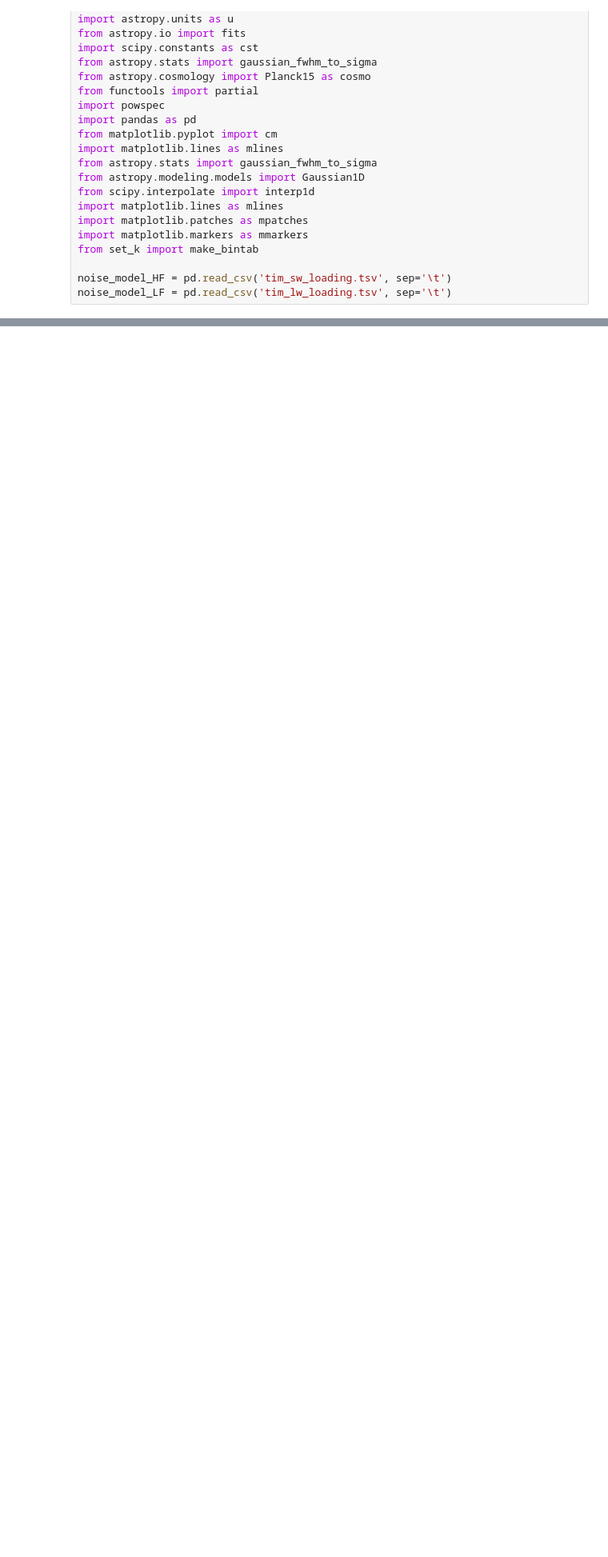
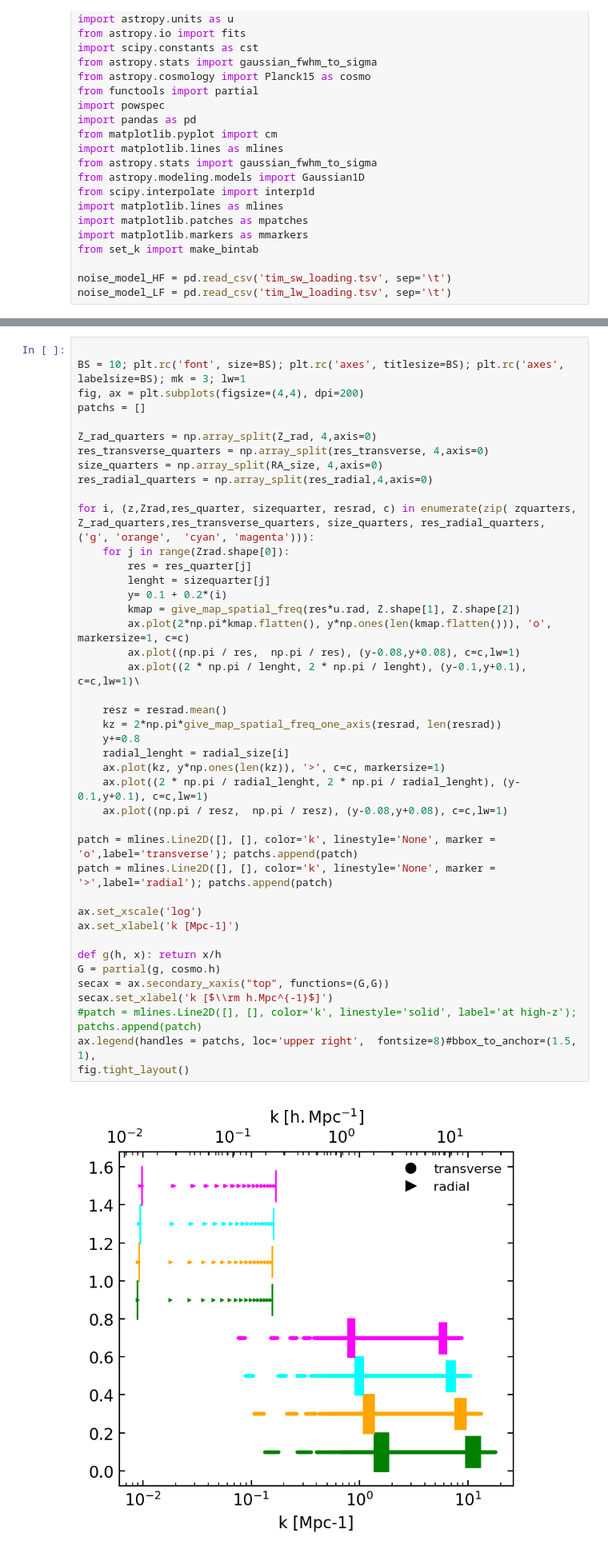
Before and after one commit to mvancuyck/TIM_pysides_user_friendly, a Jupyter notebook: kmodes_in_rectangle_tim.ipynb, the cells around one changed output, grey strips where cells are left out. Shown at 80% size. Drawn from its saved outputs; the diff is of its cells as text; blank space fills up the shorter version.

```diff
--- a/kmodes_in_rectangle_tim.ipynb
+++ b/kmodes_in_rectangle_tim.ipynb
@@ -389,0 +188,44 @@ for I, (iz, idz, c) in enumerate(zip(z_bins_index, z_binswidth_index, ('g', 'r',
+# %%
+
+BS = 10; plt.rc('font', size=BS); plt.rc('axes', titlesize=BS); plt.rc('axes', labelsize=BS); mk = 3; lw=1
+fig, ax = plt.subplots(figsize=(4,4), dpi=200)
+patchs = []
+
+Z_rad_quarters = np.array_split(Z_rad, 4,axis=0)
+res_transverse_quarters = np.array_split(res_transverse, 4,axis=0)
+size_quarters = np.array_split(RA_size, 4,axis=0)
+res_radial_quarters = np.array_split(res_radial,4,axis=0)
+
+for i, (z,Zrad,res_quarter, sizequarter, resrad, c) in enumerate(zip( zquarters, Z_rad_quarters,res_transverse_quarters, size_quarters, res_radial_quarters, ('g', 'orange',  'cyan', 'magenta'))):
+    for j in range(Zrad.shape[0]):
+        res = res_quarter[j]
+        lenght = sizequarter[j]
+        y= 0.1 + 0.2*(i)
+        kmap = give_map_spatial_freq(res*u.rad, Z.shape[1], Z.shape[2])
+        ax.plot(2*np.pi*kmap.flatten(), y*np.ones(len(kmap.flatten())), 'o', markersize=1, c=c)
+        ax.plot((np.pi / res,  np.pi / res), (y-0.08,y+0.08), c=c,lw=1)
+        ax.plot((2 * np.pi / lenght, 2 * np.pi / lenght), (y-0.1,y+0.1), c=c,lw=1)\
+
+    resz = resrad.mean()
+    kz = 2*np.pi*give_map_spatial_freq_one_axis(resrad, len(resrad))
+    y+=0.8
+    radial_lenght = radial_size[i]
+    ax.plot(kz, y*np.ones(len(kz)), '>', c=c, markersize=1)
+    ax.plot((2 * np.pi / radial_lenght, 2 * np.pi / radial_lenght), (y-0.1,y+0.1), c=c,lw=1)
+    ax.plot((np.pi / resz,  np.pi / resz), (y-0.08,y+0.08), c=c,lw=1)
+
+patch = mlines.Line2D([], [], color='k', linestyle='None', marker = 'o',label='transverse'); patchs.append(patch)
+patch = mlines.Line2D([], [], color='k', linestyle='None', marker = '>',label='radial'); patchs.append(patch)
+
+ax.set_xscale('log')
+ax.set_xlabel('k [Mpc-1]')
+
+def g(h, x): return x/h
+G = partial(g, cosmo.h)
+secax = ax.secondary_xaxis("top", functions=(G,G))
+secax.set_xlabel('k [$\\rm h.Mpc^{-1}$]')
+#patch = mlines.Line2D([], [], color='k', linestyle='solid', label='at high-z'); patchs.append(patch)
+ax.legend(handles = patchs, loc='upper right',  fontsize=8)#bbox_to_anchor=(1.5, 1),
+fig.tight_layout()
+# %% [output]
+[figure, added]
```
Also changed, not shown: parts of 13 cells of this notebook.
